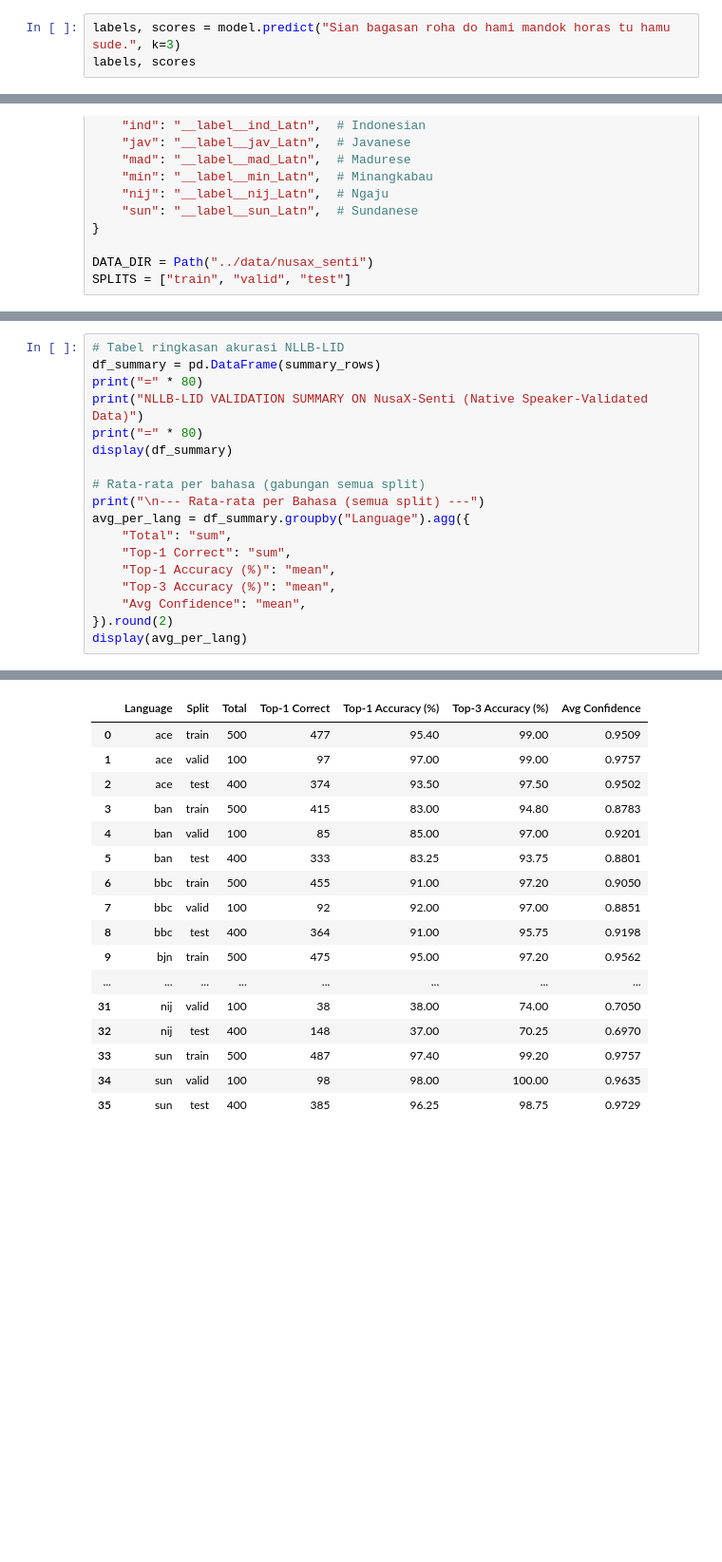
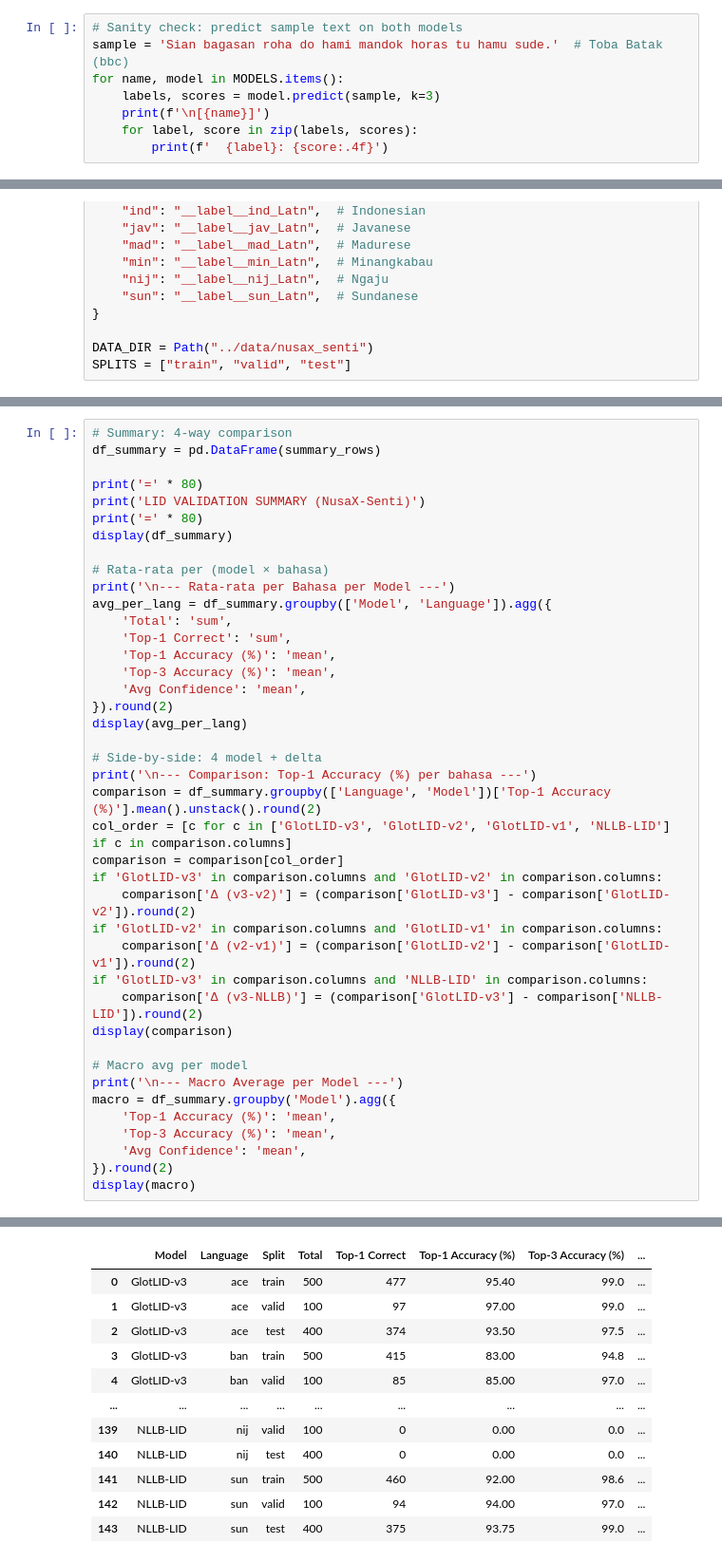
Before and after one commit to Michs224/MAGenerator, a Jupyter notebook: notebook/eval.ipynb, the cells around one changed output, grey strips where cells are left out. Shown at 95% size. Cells and saved outputs as stored; diff of their text form; blank space fills up the shorter version.

```diff
--- a/notebook/eval.ipynb
+++ b/notebook/eval.ipynb
@@ -46,4 +68,9 @@ Model downloaded to: C:\Users\micha\.cache\huggingface\hub\models--cis-lmu--glot
 # %%
-labels, scores = model.predict("Sian bagasan roha do hami mandok horas tu hamu sude.", k=3)
-labels, scores
+# Sanity check: predict sample text on both models
+sample = 'Sian bagasan roha do hami mandok horas tu hamu sude.'  # Toba Batak (bbc)
+for name, model in MODELS.items():
+    labels, scores = model.predict(sample, k=3)
+    print(f'\n[{name}]')
+    for label, score in zip(labels, scores):
+        print(f'  {label}: {score:.4f}')
 # %% [output]
@@ -169,22 +209,45 @@ Evaluating sun (test)... Top-1: 96.2% | Top-3: 98.8% | Avg Conf: 0.9729
 
 Done!
 # %%
-# Tabel ringkasan akurasi NLLB-LID
+# Summary: 4-way comparison
 df_summary = pd.DataFrame(summary_rows)
-print("=" * 80)
-print("NLLB-LID VALIDATION SUMMARY ON NusaX-Senti (Native Speaker-Validated Data)")
-print("=" * 80)
+
+print('=' * 80)
+print('LID VALIDATION SUMMARY (NusaX-Senti)')
+print('=' * 80)
 display(df_summary)
 
-# Rata-rata per bahasa (gabungan semua split)
-print("\n--- Rata-rata per Bahasa (semua split) ---")
-avg_per_lang = df_summary.groupby("Language").agg({
-    "Total": "sum",
-    "Top-1 Correct": "sum",
-    "Top-1 Accuracy (%)": "mean",
-    "Top-3 Accuracy (%)": "mean",
-    "Avg Confidence": "mean",
+# Rata-rata per (model × bahasa)
+print('\n--- Rata-rata per Bahasa per Model ---')
+avg_per_lang = df_summary.groupby(['Model', 'Language']).agg({
+    'Total': 'sum',
+    'Top-1 Correct': 'sum',
+    'Top-1 Accuracy (%)': 'mean',
+    'Top-3 Accuracy (%)': 'mean',
+    'Avg Confidence': 'mean',
 }).round(2)
 display(avg_per_lang)
+
+# Side-by-side: 4 model + delta
+print('\n--- Comparison: Top-1 Accuracy (%) per bahasa ---')
+comparison = df_summary.groupby(['Language', 'Model'])['Top-1 Accuracy (%)'].mean().unstack().round(2)
+col_order = [c for c in ['GlotLID-v3', 'GlotLID-v2', 'GlotLID-v1', 'NLLB-LID'] if c in comparison.columns]
+comparison = comparison[col_order]
+if 'GlotLID-v3' in comparison.columns and 'GlotLID-v2' in comparison.columns:
+    comparison['Δ (v3-v2)'] = (comparison['GlotLID-v3'] - comparison['GlotLID-v2']).round(2)
+if 'GlotLID-v2' in comparison.columns and 'GlotLID-v1' in comparison.columns:
+    comparison['Δ (v2-v1)'] = (comparison['GlotLID-v2'] - comparison['GlotLID-v1']).round(2)
+if 'GlotLID-v3' in comparison.columns and 'NLLB-LID' in comparison.columns:
+    comparison['Δ (v3-NLLB)'] = (comparison['GlotLID-v3'] - comparison['NLLB-LID']).round(2)
+display(comparison)
+
+# Macro avg per model
+print('\n--- Macro Average per Model ---')
+macro = df_summary.groupby('Model').agg({
+    'Top-1 Accuracy (%)': 'mean',
+    'Top-3 Accuracy (%)': 'mean',
+    'Avg Confidence': 'mean',
+}).round(2)
+display(macro)
 # %% [output]
 ================================================================================
@@ -192,18 +255,13 @@ NLLB-LID VALIDATION SUMMARY ON NusaX-Senti (Native Speaker-Validated Data)
 ================================================================================
-|  | Language | Split | Total | Top-1 Correct | Top-1 Accuracy (%) | Top-3 Accuracy (%) | Avg Confidence |
-| 0 | ace | train | 500 | 477 | 95.40 | 99.00 | 0.9509 |
-| 1 | ace | valid | 100 | 97 | 97.00 | 99.00 | 0.9757 |
-| 2 | ace | test | 400 | 374 | 93.50 | 97.50 | 0.9502 |
-| 3 | ban | train | 500 | 415 | 83.00 | 94.80 | 0.8783 |
-| 4 | ban | valid | 100 | 85 | 85.00 | 97.00 | 0.9201 |
-| 5 | ban | test | 400 | 333 | 83.25 | 93.75 | 0.8801 |
-| 6 | bbc | train | 500 | 455 | 91.00 | 97.20 | 0.9050 |
-| 7 | bbc | valid | 100 | 92 | 92.00 | 97.00 | 0.8851 |
-| 8 | bbc | test | 400 | 364 | 91.00 | 95.75 | 0.9198 |
-| 9 | bjn | train | 500 | 475 | 95.00 | 97.20 | 0.9562 |
-| ... | ... | ... | ... | ... | ... | ... | ... |
-| 31 | nij | valid | 100 | 38 | 38.00 | 74.00 | 0.7050 |
-| 32 | nij | test | 400 | 148 | 37.00 | 70.25 | 0.6970 |
-| 33 | sun | train | 500 | 487 | 97.40 | 99.20 | 0.9757 |
-| 34 | sun | valid | 100 | 98 | 98.00 | 100.00 | 0.9635 |
-| 35 | sun | test | 400 | 385 | 96.25 | 98.75 | 0.9729 |
+|  | Model | Language | Split | Total | Top-1 Correct | Top-1 Accuracy (%) | Top-3 Accuracy (%) | ... |
+| 0 | GlotLID-v3 | ace | train | 500 | 477 | 95.40 | 99.0 | ... |
+| 1 | GlotLID-v3 | ace | valid | 100 | 97 | 97.00 | 99.0 | ... |
+| 2 | GlotLID-v3 | ace | test | 400 | 374 | 93.50 | 97.5 | ... |
+| 3 | GlotLID-v3 | ban | train | 500 | 415 | 83.00 | 94.8 | ... |
+| 4 | GlotLID-v3 | ban | valid | 100 | 85 | 85.00 | 97.0 | ... |
+| ... | ... | ... | ... | ... | ... | ... | ... | ... |
+| 139 | NLLB-LID | nij | valid | 100 | 0 | 0.00 | 0.0 | ... |
+| 140 | NLLB-LID | nij | test | 400 | 0 | 0.00 | 0.0 | ... |
+| 141 | NLLB-LID | sun | train | 500 | 460 | 92.00 | 98.6 | ... |
+| 142 | NLLB-LID | sun | valid | 100 | 94 | 94.00 | 97.0 | ... |
+| 143 | NLLB-LID | sun | test | 400 | 375 | 93.75 | 99.0 | ... |
```
Also changed, not shown: parts of 11 cells of this notebook, 28 other files.
